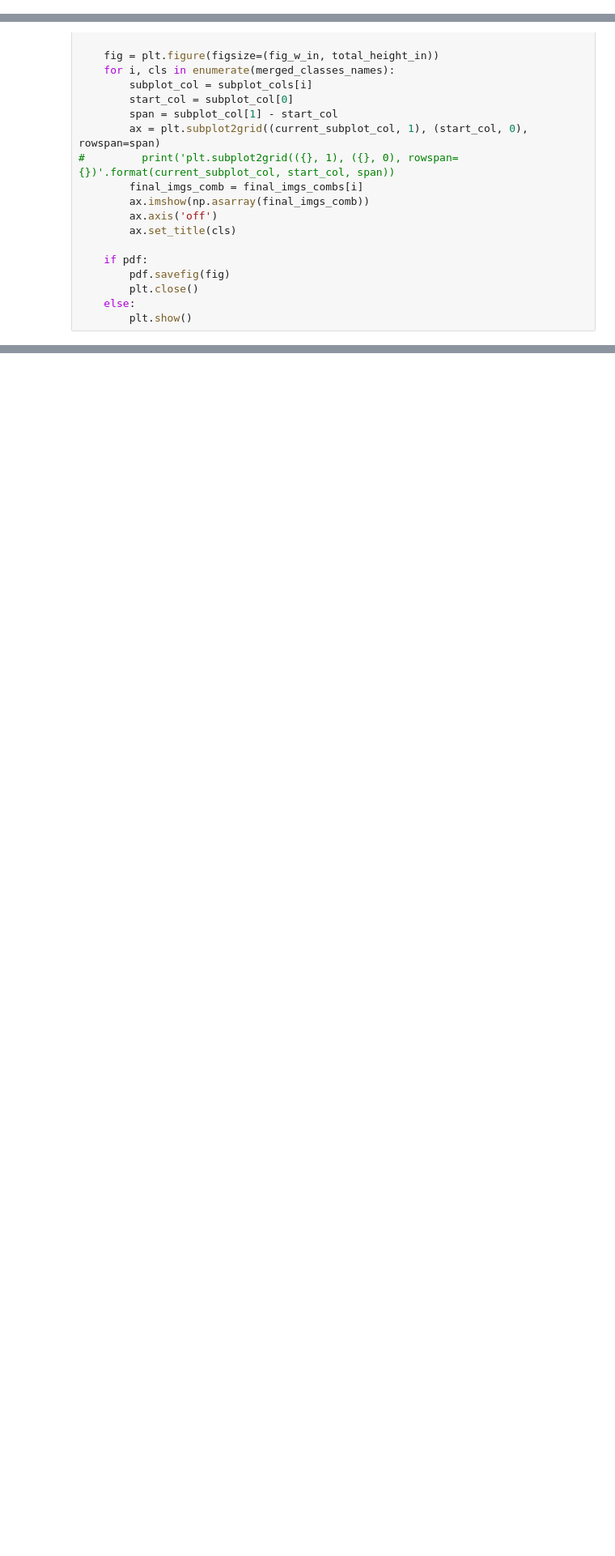
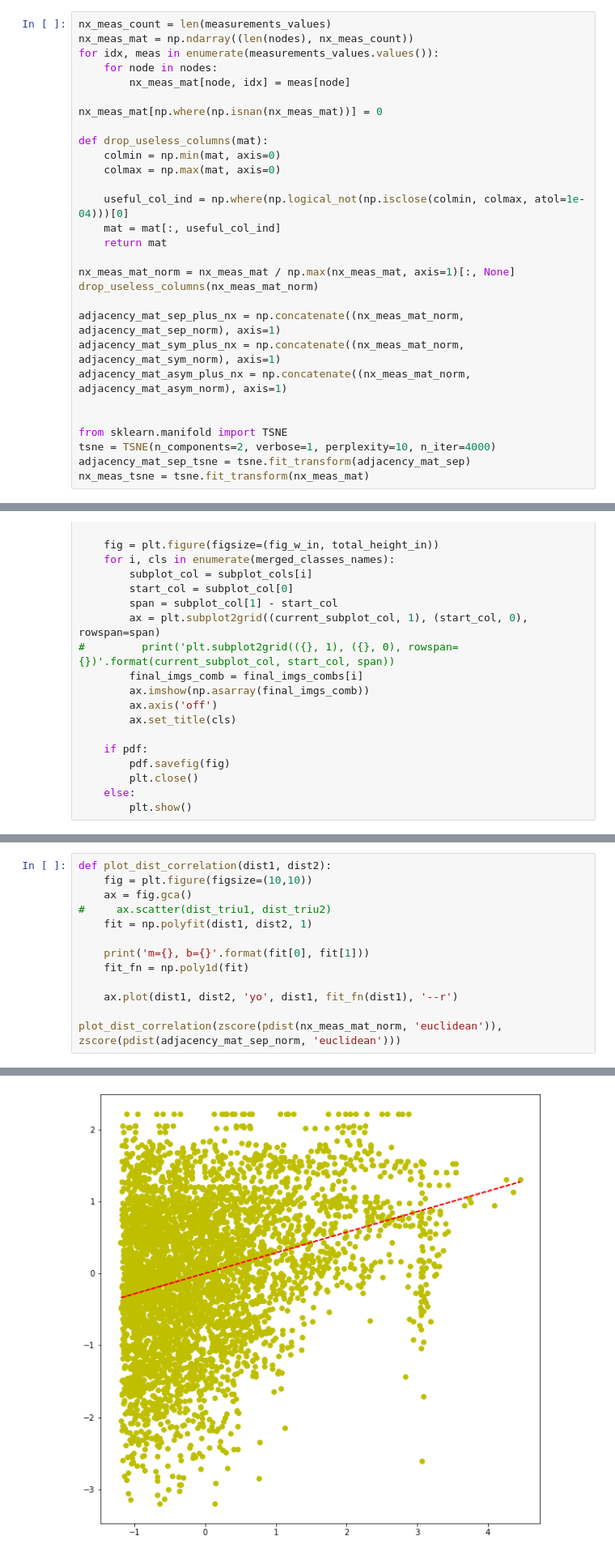
Before and after one commit to fzyukio/koe, a Jupyter notebook: notebooks/calc_syntactic_similarity.ipynb, the cells around one changed output, grey strips where cells are left out. Shown at 81% size. Saved outputs shown, nothing was run; the diff lists cells and outputs as text; blank space fills up the shorter version.

```diff
--- a/notebooks/calc_syntactic_similarity.ipynb
+++ b/notebooks/calc_syntactic_similarity.ipynb
@@ -68,0 +104,29 @@ adjacency_mat_sep_norm = adjacency_mat_sep / frequencies[:, None]
+# %%
+nx_meas_count = len(measurements_values)
+nx_meas_mat = np.ndarray((len(nodes), nx_meas_count))
+for idx, meas in enumerate(measurements_values.values()):
+    for node in nodes:
+        nx_meas_mat[node, idx] = meas[node]
+
+nx_meas_mat[np.where(np.isnan(nx_meas_mat))] = 0
+
+def drop_useless_columns(mat):
+    colmin = np.min(mat, axis=0)
+    colmax = np.max(mat, axis=0)
+
+    useful_col_ind = np.where(np.logical_not(np.isclose(colmin, colmax, atol=1e-04)))[0]
+    mat = mat[:, useful_col_ind]
+    return mat
+
+nx_meas_mat_norm = nx_meas_mat / np.max(nx_meas_mat, axis=1)[:, None]
+drop_useless_columns(nx_meas_mat_norm)
+
+adjacency_mat_sep_plus_nx = np.concatenate((nx_meas_mat_norm, adjacency_mat_sep_norm), axis=1)
+adjacency_mat_sym_plus_nx = np.concatenate((nx_meas_mat_norm, adjacency_mat_sym_norm), axis=1)
+adjacency_mat_asym_plus_nx = np.concatenate((nx_meas_mat_norm, adjacency_mat_asym_norm), axis=1)
+
+
+from sklearn.manifold import TSNE
+tsne = TSNE(n_components=2, verbose=1, perplexity=10, n_iter=4000)
+adjacency_mat_sep_tsne = tsne.fit_transform(adjacency_mat_sep)
+nx_meas_tsne = tsne.fit_transform(nx_meas_mat)
@@ -277,3 +384,17 @@ for ord_id in [24, 127]:
         base_pdf_name = ordination.dm.database.name + ':' + ordination.get_name() + ':' + name
         print('===={}===='.format(base_pdf_name))
         analyse_adjacency_matrix(mat, base_pdf_name, label_col, tid_col)
+# %%
+def plot_dist_correlation(dist1, dist2):
+    fig = plt.figure(figsize=(10,10))
+    ax = fig.gca()
+#     ax.scatter(dist_triu1, dist_triu2)
+    fit = np.polyfit(dist1, dist2, 1)
+
+    print('m={}, b={}'.format(fit[0], fit[1]))
+    fit_fn = np.poly1d(fit)
+
+    ax.plot(dist1, dist2, 'yo', dist1, fit_fn(dist1), '--r')
+
+plot_dist_correlation(zscore(pdist(nx_meas_mat_norm, 'euclidean')), zscore(pdist(adjacency_mat_sep_norm, 'euclidean')))
+# %% [output]
@@ -279,0 +402 @@ for ord_id in [24, 127]:
+[figure, added]
```
Also changed, not shown: parts of 12 cells of this notebook, 19 other files.
